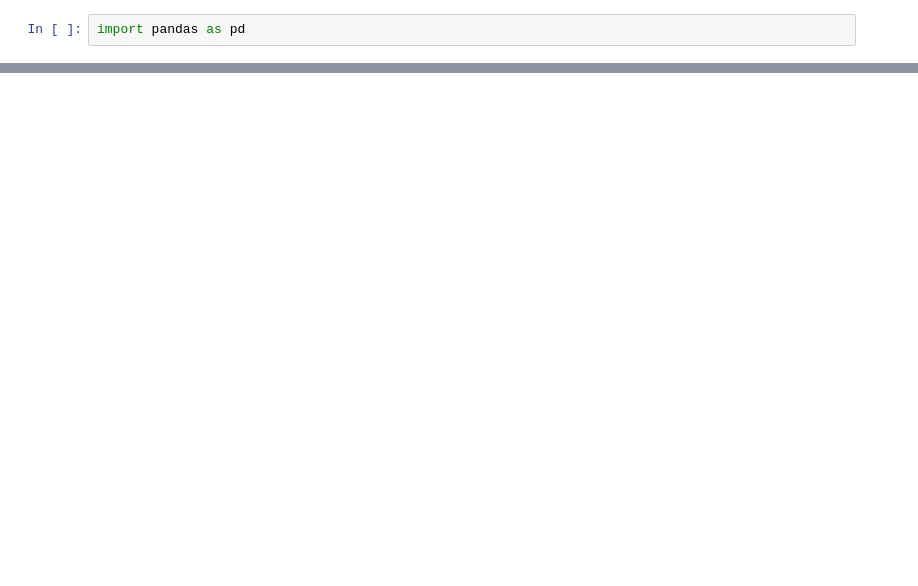
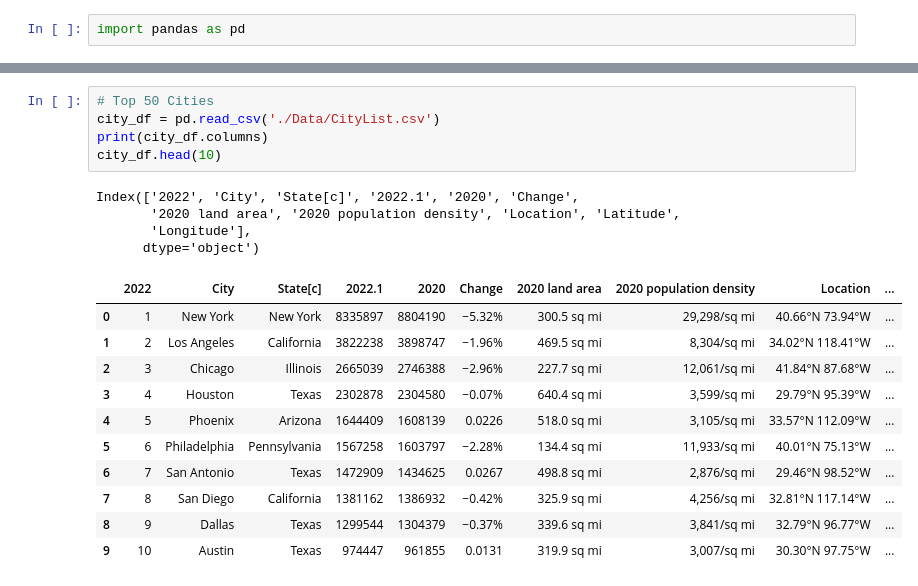
Before and after one commit to pinstripezebra/graffiti_dashboard, a Jupyter notebook: test.ipynb, the cells around one changed output, grey strips where cells are left out. Drawn from its saved outputs; the diff is of its cells as text; blank space fills up the shorter version.

Commit message:
data parsing complete

```diff
--- a/test.ipynb
+++ b/test.ipynb
@@ -22,0 +62,21 @@ census_df.head(10)
+# %%
+# Top 50 Cities
+city_df = pd.read_csv('./Data/CityList.csv')
+print(city_df.columns)
+city_df.head(10)
+# %% [output]
+Index(['2022', 'City', 'State[c]', '2022.1', '2020', 'Change',
+       '2020 land area', '2020 population density', 'Location', 'Latitude',
+       'Longitude'],
+      dtype='object')
+|  | 2022 | City | State[c] | 2022.1 | 2020 | Change | 2020 land area | 2020 population density | Location | ... |
+| 0 | 1 | New York | New York | 8335897 | 8804190 | −5.32% | 300.5 sq mi | 29,298/sq mi | 40.66°N 73.94°W | ... |
+| 1 | 2 | Los Angeles | California | 3822238 | 3898747 | −1.96% | 469.5 sq mi | 8,304/sq mi | 34.02°N 118.41°W | ... |
+| 2 | 3 | Chicago | Illinois | 2665039 | 2746388 | −2.96% | 227.7 sq mi | 12,061/sq mi | 41.84°N 87.68°W | ... |
+| 3 | 4 | Houston | Texas | 2302878 | 2304580 | −0.07% | 640.4 sq mi | 3,599/sq mi | 29.79°N 95.39°W | ... |
+| 4 | 5 | Phoenix | Arizona | 1644409 | 1608139 | 0.0226 | 518.0 sq mi | 3,105/sq mi | 33.57°N 112.09°W | ... |
+| 5 | 6 | Philadelphia | Pennsylvania | 1567258 | 1603797 | −2.28% | 134.4 sq mi | 11,933/sq mi | 40.01°N 75.13°W | ... |
+| 6 | 7 | San Antonio | Texas | 1472909 | 1434625 | 0.0267 | 498.8 sq mi | 2,876/sq mi | 29.46°N 98.52°W | ... |
+| 7 | 8 | San Diego | California | 1381162 | 1386932 | −0.42% | 325.9 sq mi | 4,256/sq mi | 32.81°N 117.14°W | ... |
+| 8 | 9 | Dallas | Texas | 1299544 | 1304379 | −0.37% | 339.6 sq mi | 3,841/sq mi | 32.79°N 96.77°W | ... |
+| 9 | 10 | Austin | Texas | 974447 | 961855 | 0.0131 | 319.9 sq mi | 3,007/sq mi | 30.30°N 97.75°W | ... |
```
Also changed, not shown: parts of 5 cells of this notebook.
